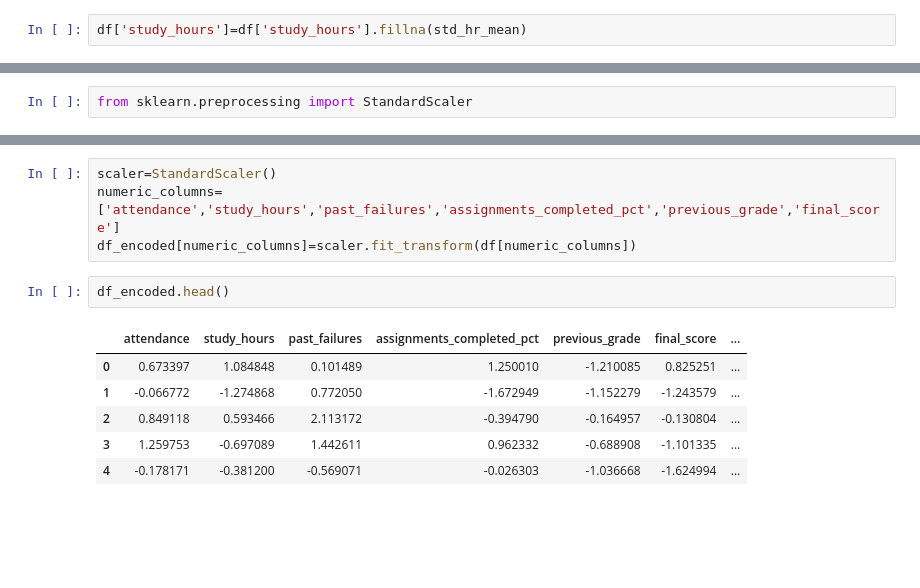
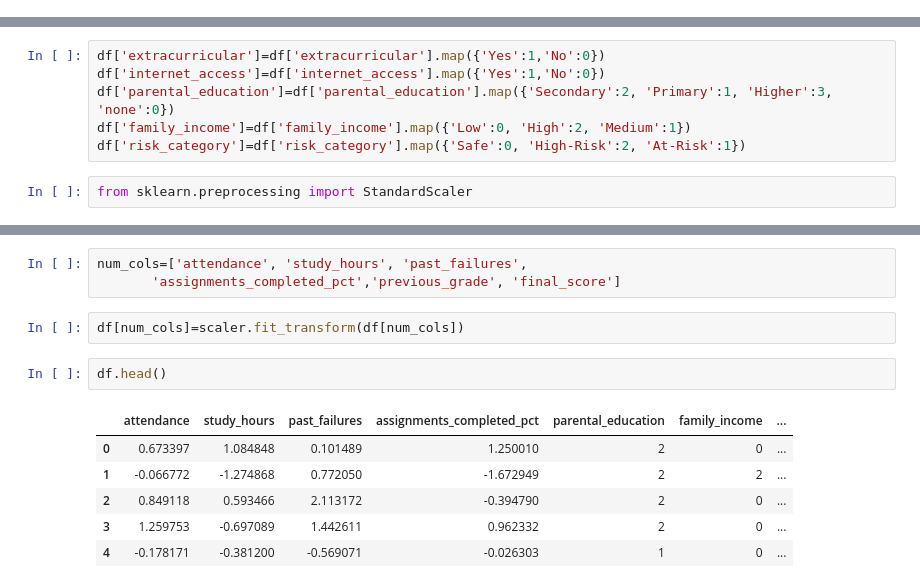
Before and after one commit to kandarp-01/Learning, a Jupyter notebook: ML/Project3/Student.ipynb, the cells around one changed output, grey strips where cells are left out. Saved outputs shown, nothing was run; the diff lists cells and outputs as text; blank space fills up the shorter version.

```diff
--- a/ML/Project3/Student.ipynb
+++ b/ML/Project3/Student.ipynb
@@ -89,2 +64,0 @@ df['attendance']=df['attendance'].fillna(atd_mean)
-# %%
-df['study_hours']=df['study_hours'].fillna(std_hr_mean)
@@ -107,2 +81,8 @@ df_encoded=df_encoded.astype(int)
+# %%
+df['extracurricular']=df['extracurricular'].map({'Yes':1,'No':0})
+df['internet_access']=df['internet_access'].map({'Yes':1,'No':0})
+df['parental_education']=df['parental_education'].map({'Secondary':2, 'Primary':1, 'Higher':3, 'none':0})
+df['family_income']=df['family_income'].map({'Low':0, 'High':2, 'Medium':1})
+df['risk_category']=df['risk_category'].map({'Safe':0, 'High-Risk':2, 'At-Risk':1})
 # %%
 from sklearn.preprocessing import StandardScaler
@@ -109,13 +100,14 @@ from sklearn.preprocessing import StandardScaler
 # %%
-scaler=StandardScaler()
-numeric_columns=['attendance','study_hours','past_failures','assignments_completed_pct','previous_grade','final_score']
-df_encoded[numeric_columns]=scaler.fit_transform(df[numeric_columns])
+num_cols=['attendance', 'study_hours', 'past_failures',
+       'assignments_completed_pct','previous_grade', 'final_score']
+# %%
+df[num_cols]=scaler.fit_transform(df[num_cols])
 # %%
-df_encoded.head()
+df.head()
 # %% [output]
-|  | attendance | study_hours | past_failures | assignments_completed_pct | previous_grade | final_score | ... |
-| 0 | 0.673397 | 1.084848 | 0.101489 | 1.250010 | -1.210085 | 0.825251 | ... |
-| 1 | -0.066772 | -1.274868 | 0.772050 | -1.672949 | -1.152279 | -1.243579 | ... |
-| 2 | 0.849118 | 0.593466 | 2.113172 | -0.394790 | -0.164957 | -0.130804 | ... |
-| 3 | 1.259753 | -0.697089 | 1.442611 | 0.962332 | -0.688908 | -1.101335 | ... |
-| 4 | -0.178171 | -0.381200 | -0.569071 | -0.026303 | -1.036668 | -1.624994 | ... |
+|  | attendance | study_hours | past_failures | assignments_completed_pct | parental_education | family_income | ... |
+| 0 | 0.673397 | 1.084848 | 0.101489 | 1.250010 | 2 | 0 | ... |
+| 1 | -0.066772 | -1.274868 | 0.772050 | -1.672949 | 2 | 2 | ... |
+| 2 | 0.849118 | 0.593466 | 2.113172 | -0.394790 | 2 | 0 | ... |
+| 3 | 1.259753 | -0.697089 | 1.442611 | 0.962332 | 2 | 0 | ... |
+| 4 | -0.178171 | -0.381200 | -0.569071 | -0.026303 | 1 | 0 | ... |
```
Also changed, not shown: parts of 35 cells of this notebook, 6 other files.
